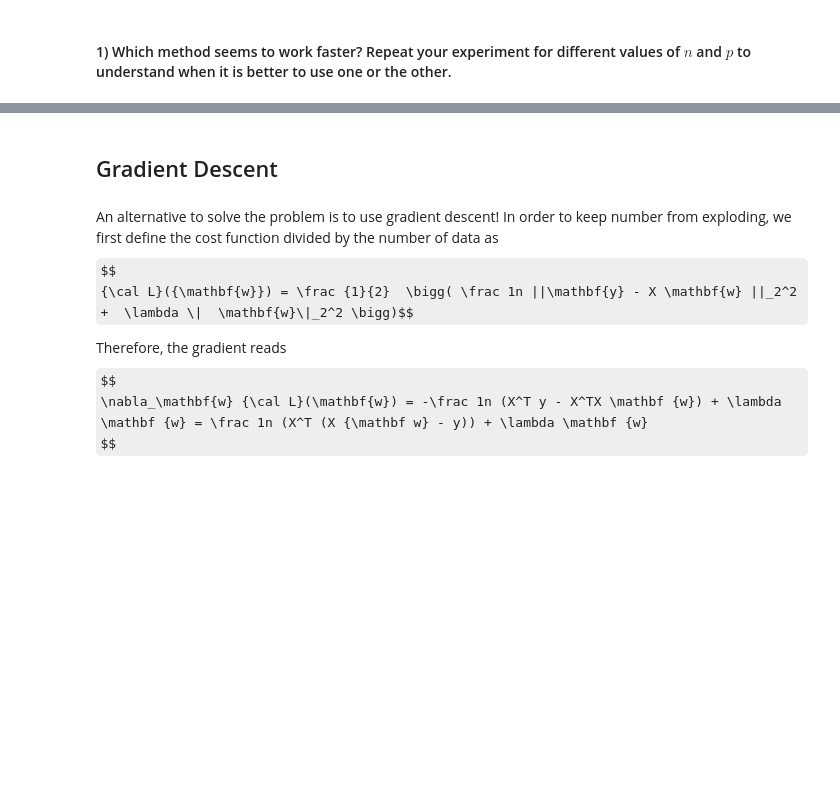
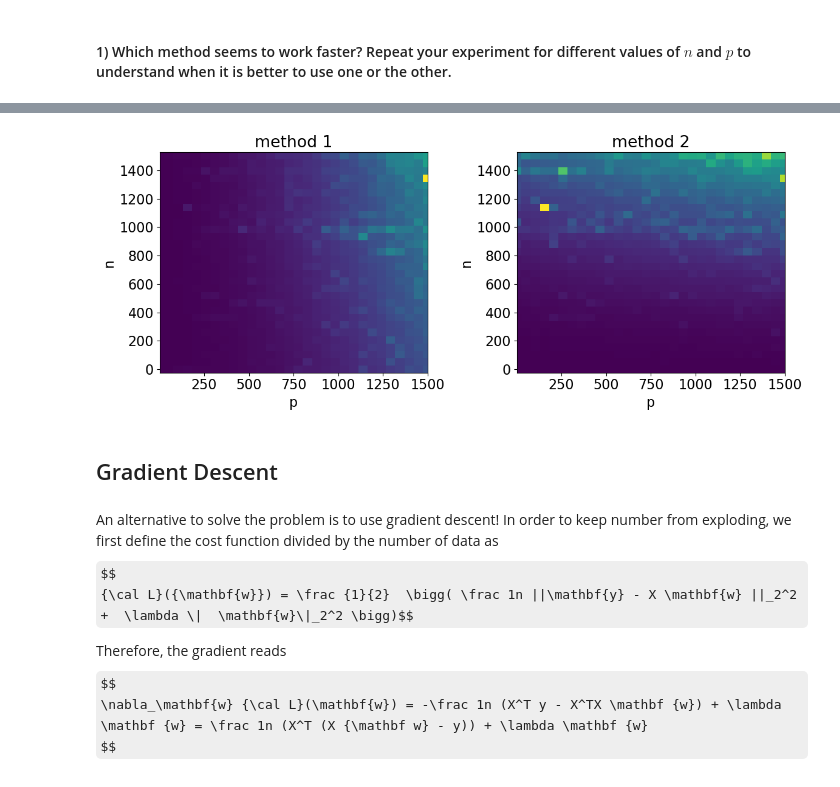
Before and after one commit to spaenleh/EE-411Labs, a Jupyter notebook: TP4_FoIL_public.ipynb, the cells around one changed output, grey strips where cells are left out. Saved outputs shown, nothing was run; the diff lists cells and outputs as text; code cells hidden in the pictures; some formulas as TeX source; blank space fills up the shorter version.

```diff
--- a/TP4_FoIL_public.ipynb
+++ b/TP4_FoIL_public.ipynb
@@ -89,0 +89,13 @@ formula 2 took : 0.0051517486572265625 ms
+# %%
+def method_1(X, y, lamb):
+    n, p = X.shape
+    return inv(X.T@X+n*lamb*np.eye(p,p))@X.T@y
+
+def method_2(X, y, lamb):
+    n, p = X.shape
+    return X.T@inv(X@X.T+n*lamb*np.eye(n,n))@y
+
+def gen_data(n, p):
+    X = np.random.randn(n, p)
+    y = np.random.randn(n, 1)
+    return X, y
@@ -90,3 +147,18 @@ formula 2 took : 0.0051517486572265625 ms
+# %%
+fig, axes = plt.subplots(1, 2, figsize=(12, 5), dpi=100)
+for i, (t, ax) in enumerate(zip(times, axes)):
+    ax.pcolormesh(p_range, n_range, t, shading='auto')
+    ax.set_ylabel('n')
+    ax.set_xlabel('p')
+    #ax.axis('equal', xmin=min(p_range), xmax=max(p_range), ymin=min(n_range), ymax=max(n_range))
+    ax.set_xlim(min(p_range), max(p_range))
+    #ax.set_xticklabels(p_range)
+    #ax.set_yticklabels(n_range)
+    ax.set_title(f'method {i+1}')
+plt.tight_layout()
+plt.show()
+# %% [output]
+[figure, added]
 # %% [markdown]
 ## Gradient Descent
 # %% [markdown]
```
Also changed, not shown: parts of 26 cells of this notebook, 1 other file.
